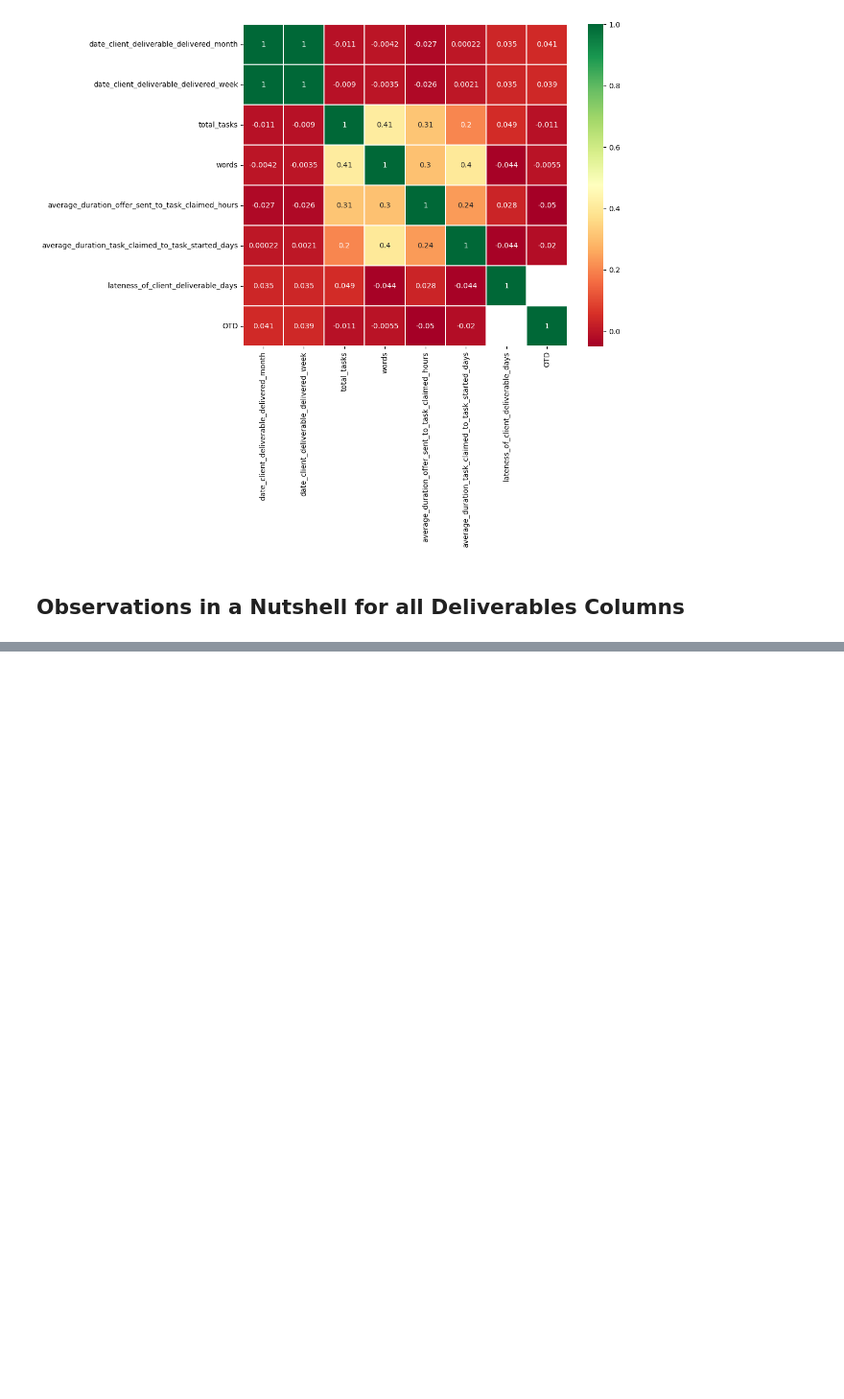
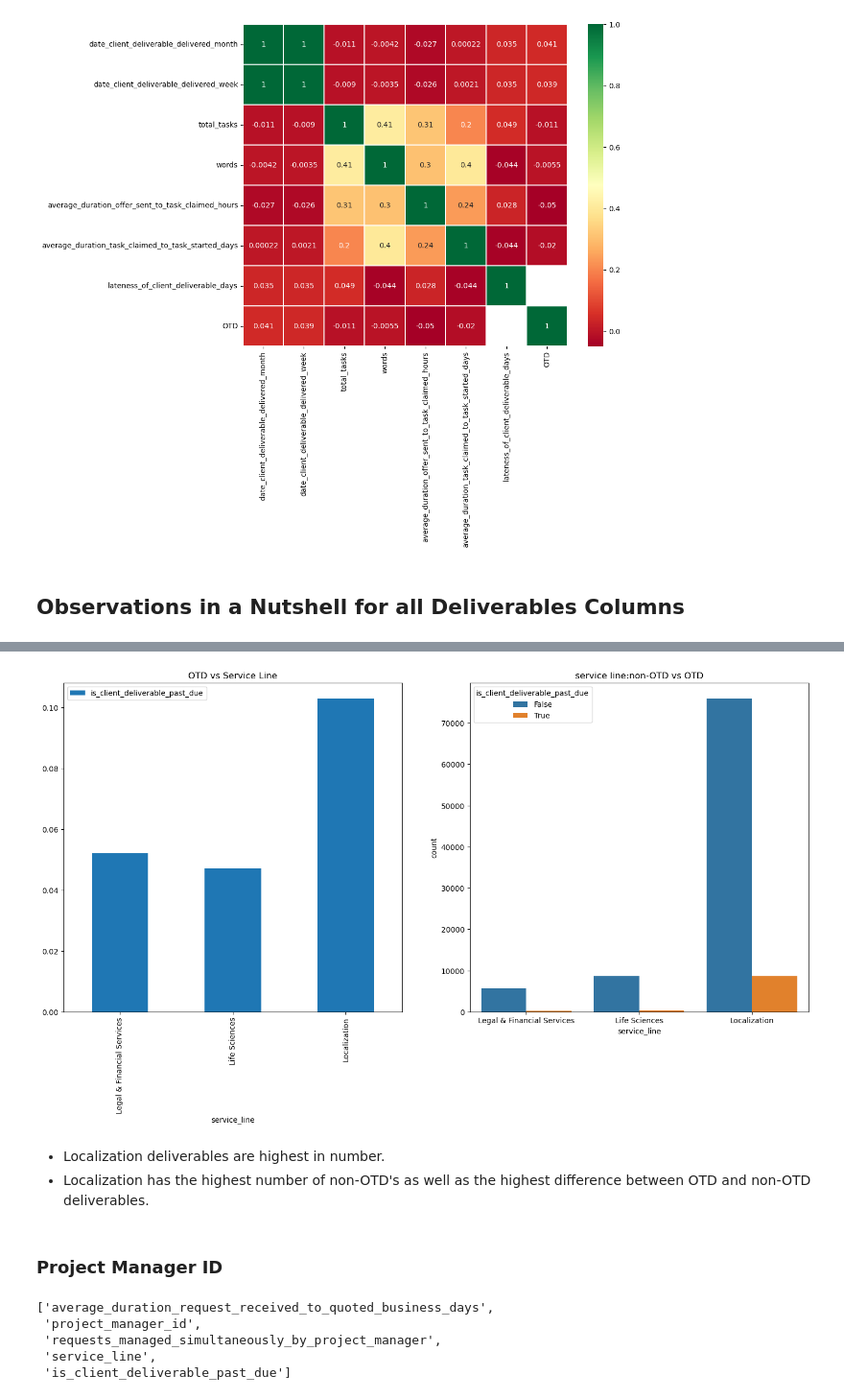
Before and after one commit to mindyng/Take-Homes, a Jupyter notebook: welocalize-sr-da-assessment.ipynb, the cells around one changed output, grey strips where cells are left out. Shown at 96% size. Drawn from its saved outputs; the diff is of its cells as text; code cells hidden in the pictures; blank space fills up the shorter version.

```diff
--- a/welocalize-sr-da-assessment.ipynb
+++ b/welocalize-sr-da-assessment.ipynb
@@ -508,0 +517,3 @@ At the same time, two columns can have highly/perfect correlation meaning no var
+# %%
+requests2 = requests[['average_duration_request_received_to_quoted_business_days', 'project_manager_id','requests_managed_simultaneously_by_project_manager','service_line','is_client_deliverable_past_due']]
+requests2.head()
@@ -508,0 +587,22 @@ At the same time, two columns can have highly/perfect correlation meaning no var
+# %%
+f,ax=plt.subplots(1,2,figsize=(18,8))
+requests2[['service_line','is_client_deliverable_past_due']].groupby(['service_line']).mean().plot.bar(ax=ax[0])
+ax[0].set_title('OTD vs Service Line')
+sns.countplot(x='service_line',hue='is_client_deliverable_past_due',data=requests2,ax=ax[1])
+ax[1].set_title('service line:non-OTD vs OTD')
+plt.show()
+# %% [output]
+[figure, added]
+# %% [markdown]
+* Localization deliverables are highest in number.
+* Localization has the highest number of non-OTD's as well as the highest difference between OTD and non-OTD deliverables.
+# %% [markdown]
+### Project Manager ID
+# %%
+list(requests2)
+# %% [output]
+['average_duration_request_received_to_quoted_business_days',
+ 'project_manager_id',
+ 'requests_managed_simultaneously_by_project_manager',
+ 'service_line',
+ 'is_client_deliverable_past_due']
```
Also changed, not shown: parts of 34 cells of this notebook.
